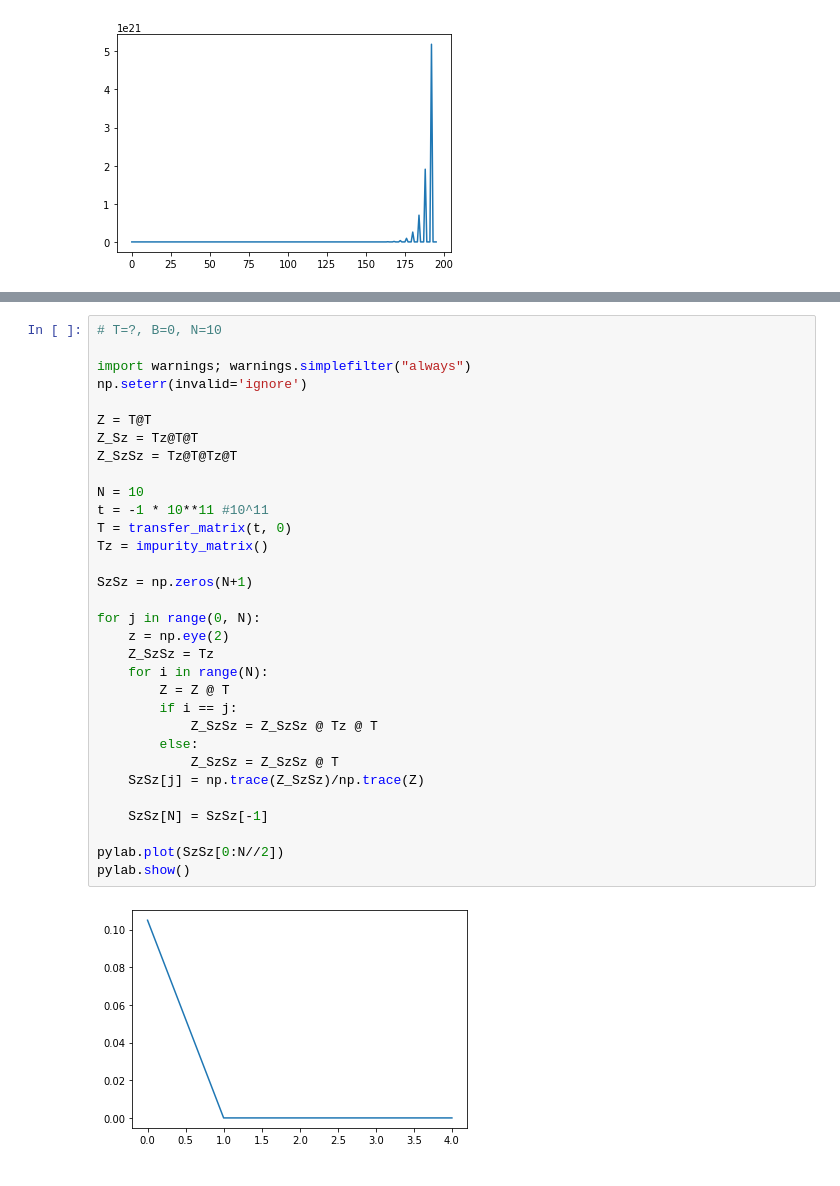
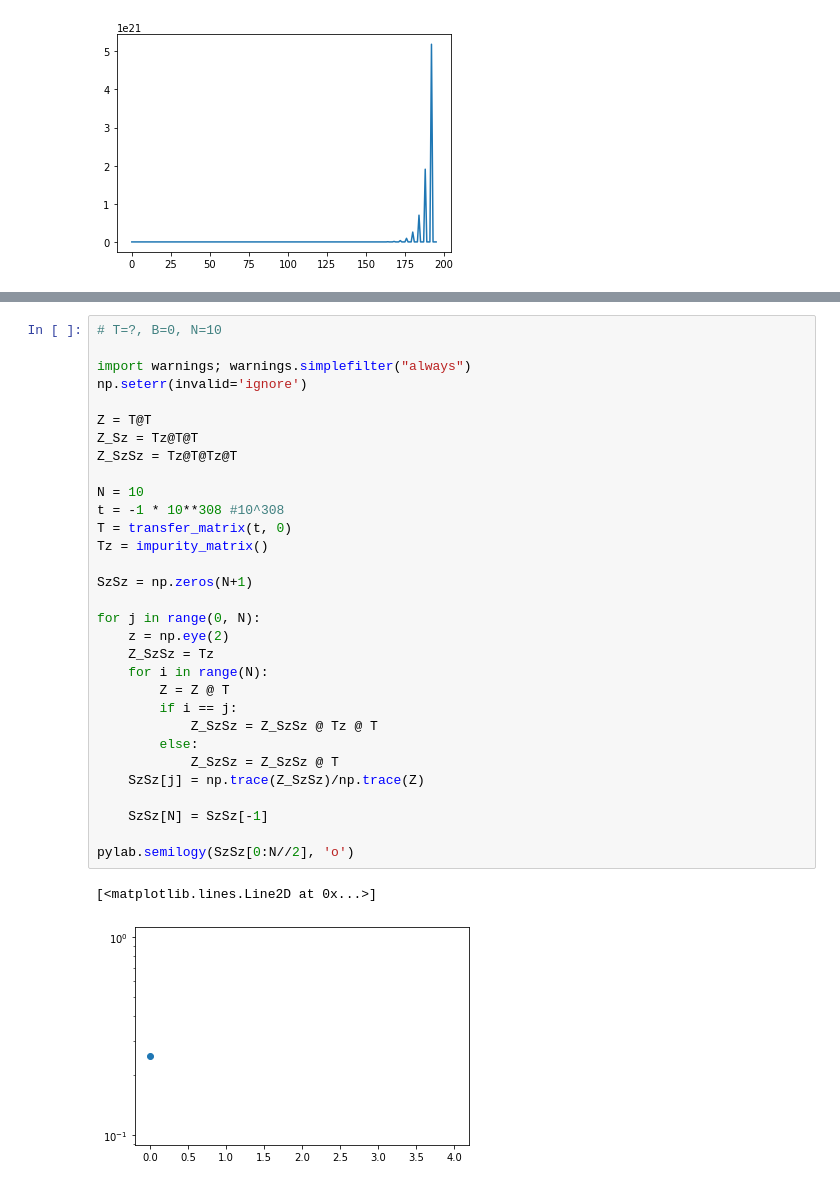
Before and after one commit to NTHU-Phys-Qubit/hw2-Bladerunner-constant-k, a Jupyter notebook: Problem-1.ipynb, the cells around one changed output, grey strips where cells are left out. Drawn from its saved outputs; the diff is of its cells as text.

```diff
--- a/Problem-1.ipynb
+++ b/Problem-1.ipynb
@@ -148,34 +146,34 @@ pylab.show()
 # %%
 # T=?, B=0, N=10
 
 import warnings; warnings.simplefilter("always")
 np.seterr(invalid='ignore')
 
 Z = T@T
 Z_Sz = Tz@T@T
 Z_SzSz = Tz@T@Tz@T
 
 N = 10
-t = -1 * 10**11 #10^11
+t = -1 * 10**308 #10^308
 T = transfer_matrix(t, 0)
 Tz = impurity_matrix()
 
 SzSz = np.zeros(N+1)
 
 for j in range(0, N):
     z = np.eye(2)
     Z_SzSz = Tz
     for i in range(N):
         Z = Z @ T
         if i == j:
             Z_SzSz = Z_SzSz @ Tz @ T
         else:
             Z_SzSz = Z_SzSz @ T
     SzSz[j] = np.trace(Z_SzSz)/np.trace(Z)
 
     SzSz[N] = SzSz[-1]
 
-pylab.plot(SzSz[0:N//2])
-pylab.show()
+pylab.semilogy(SzSz[0:N//2], 'o')
 # %% [output]
+[<matplotlib.lines.Line2D at 0x...>]
-[figure, old version]
+[figure, new version]
```
Also changed, not shown: parts of 1 cell of this notebook.
